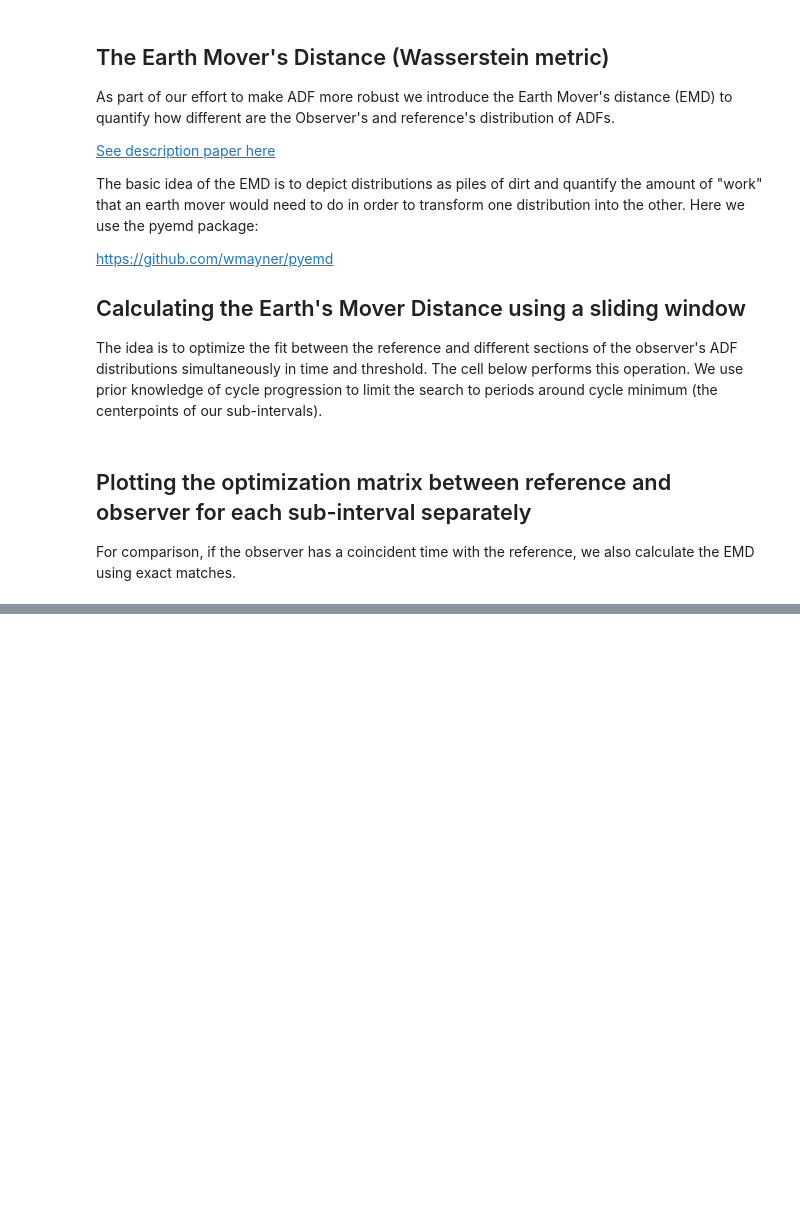
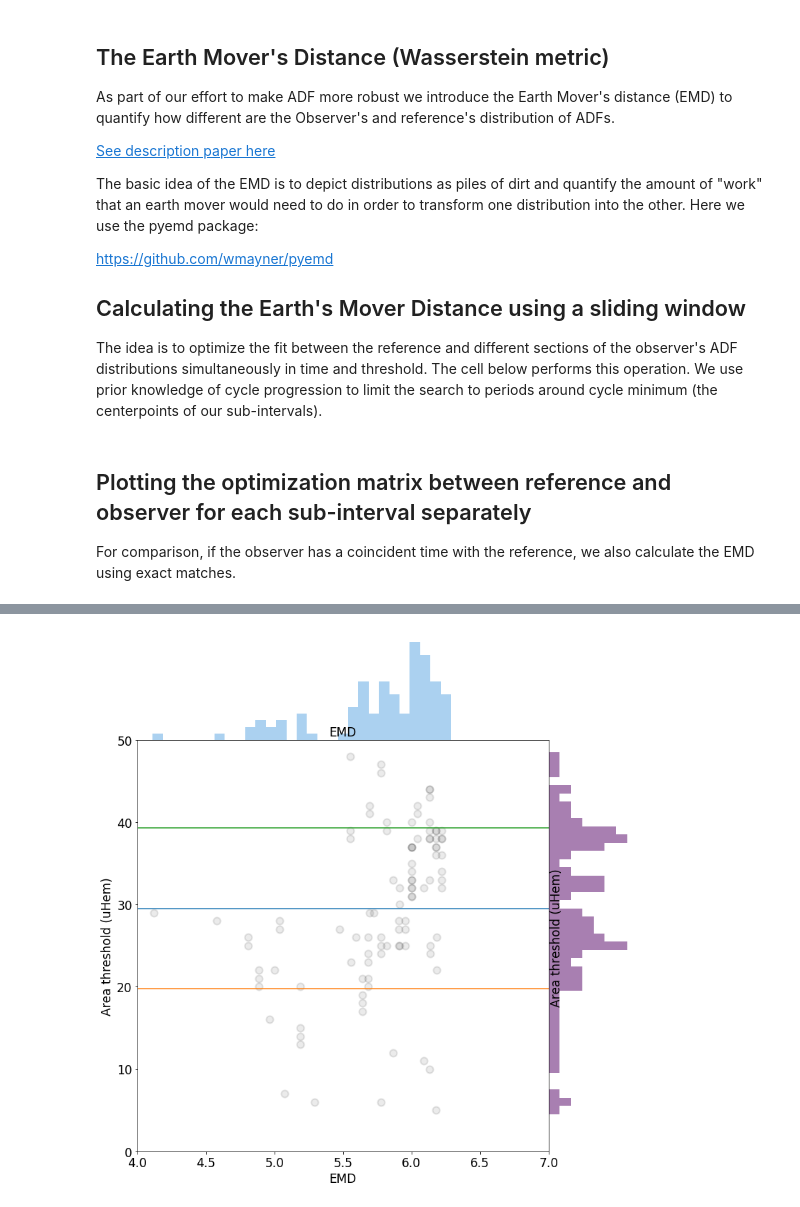
Before and after one commit to amunozj/GRPSSN, a Jupyter notebook: ADF_SSN_03_Optimizing_ADF_time_threshold-Min_Max.ipynb, the cells around one changed output, grey strips where cells are left out. Saved outputs shown, nothing was run; the diff lists cells and outputs as text; code cells hidden in the pictures; blank space fills up the shorter version.

```diff
--- a/ADF_SSN_03_Optimizing_ADF_time_threshold-Min_Max.ipynb
+++ b/ADF_SSN_03_Optimizing_ADF_time_threshold-Min_Max.ipynb
@@ -1216,0 +1471,76 @@ print(np.amin(EMD[:,:,siInx],axis=0).shape)
+# %%
+# Distribution Plots of threshold and distance
+
+# Size definitions
+dpi = 300
+pxx = 3000   # Horizontal size of each panel
+pxy = pxx    # Vertical size of each panel
+frc = 0.8    # Fraction of the panel devoted to histograms
+
+nph = 1      # Number of horizontal panels
+npv = 1      # Number of vertical panels
+
+# Padding
+padv  = 50 #Vertical padding in pixels
+padv2 = 0  #Vertical padding in pixels between panels
+padh  = 50 #Horizontal padding in pixels at the edge of the figure
+padh2 = 0 #Horizontal padding in pixels between panels
+
+# Figure sizes in pixels
+fszv = (npv*pxy + 2*padv + (npv-1)*padv2 )      #Vertical size of figure in inches
+fszh = (nph*pxx + 2*padh + (nph-1)*padh2 )      #Horizontal size of figure in inches
+
+# Conversion to relative unites
+ppadv  = padv/fszv     #Vertical padding in relative units
+ppadv2 = padv2/fszv    #Vertical padding in relative units
+ppadh  = padh/fszv     #Horizontal padding the edge of the figure in relative units
+ppadh2 = padh2/fszv    #Horizontal padding between panels in relative units
+
+
+## Start Figure
+fig = plt.figure(figsize=(fszh/dpi,fszv/dpi))
+
+
+# Top Distribution
+axd = fig.add_axes([ppadh, ppadv + pxy/fszv*frc, pxx/fszh*frc, pxy/fszv*(1-frc)])
+axd.hist(EMDComb[0,:], bins= (np.arange(0,42)-0.5)/40*(np.ceil(np.max(EMDComb[0,:]))-np.floor(np.min(EMDComb[0,:])))
+         +np.floor(np.min(EMDComb[0,:])),  color=Clr[4], alpha=.6, normed = True);
+
+# Axes properties
+axd.set_xlim(left = np.floor(np.min(EMDComb[0,:])), right = np.ceil(np.max(EMDComb[0,:])))
+axd.set_axis_off()
+
+
+# Right Distribution
+ax2 = fig.add_axes([ppadh + pxx/fszh*frc, ppadv, pxx/fszh*frc*(1-frc), pxy/fszv*frc])
+ax2.hist(EMDComb[1,:], bins = np.arange(0,thN)*thI+thI/2,  color=Clr[2], alpha=.6, orientation = 'horizontal', normed = True);
+# ax2.plot(yOD, xOD, color=Clr[2], linewidth=3)
+
+# # Axes properties
+ax2.set_ylim(bottom = 0, top = thN*thI)
+ax2.set_axis_off()
+
+# Scatter Plot
+ax1 = fig.add_axes([ppadh, ppadv, pxx/fszh*frc, pxy/fszv*frc], sharex=axd)
+ax1.scatter(EMDComb[0,:], EMDComb[1,:], color="0.25", edgecolor="k", alpha = 0.1, s=100, linewidths = 2)
+
+# Weighted average
+wAv = np.sum(np.multiply(EMDComb[0,:],EMDComb[1,:]))/np.sum(EMDComb[0,:])
+
+# Weighted Standard Deviation
+wSD = np.sqrt(np.sum(np.multiply(EMDComb[0,:],np.power(EMDComb[1,:]-wAv,2)))/np.sum(EMDComb[0,:]))
+
+ax1.plot(np.array([np.floor(np.min(EMDComb[0,:])), np.ceil(np.max(EMDComb[0,:]))]), np.array([1,1])*wAv)
+ax1.plot(np.array([np.floor(np.min(EMDComb[0,:])), np.ceil(np.max(EMDComb[0,:]))]), np.array([1,1])*wAv-wSD)
+ax1.plot(np.array([np.floor(np.min(EMDComb[0,:])), np.ceil(np.max(EMDComb[0,:]))]), np.array([1,1])*wAv+wSD)
+
+# Axes properties
+ax1.set_ylabel('Area threshold (uHem)')
+ax1.text(1.02, 0.52,'Area threshold (uHem)', horizontalalignment='center', transform = ax1.transAxes,
+         rotation = 'vertical', verticalalignment = 'center')
+ax1.set_xlabel('EMD')
+ax1.text(0.5, 1.01,'EMD', horizontalalignment='center', transform = ax1.transAxes)
+ax1.set_xlim(left = np.floor(np.min(EMDComb[0,:])), right = np.ceil(np.max(EMDComb[0,:])))
+ax1.set_ylim(bottom = 0, top = thN*thI);
+# %% [output]
+[figure, added]
```
Also changed, not shown: parts of 19 cells of this notebook, 1 other file.
